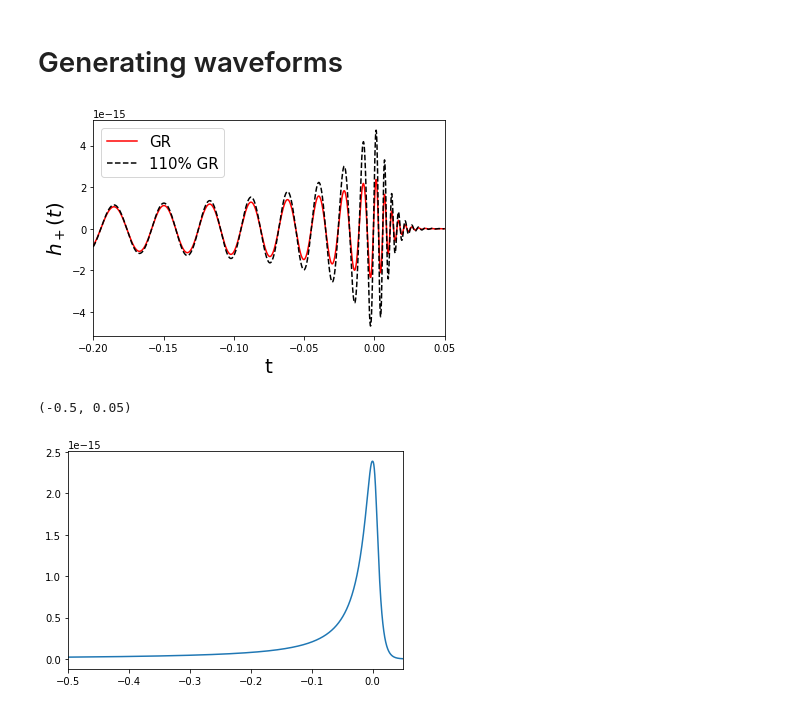
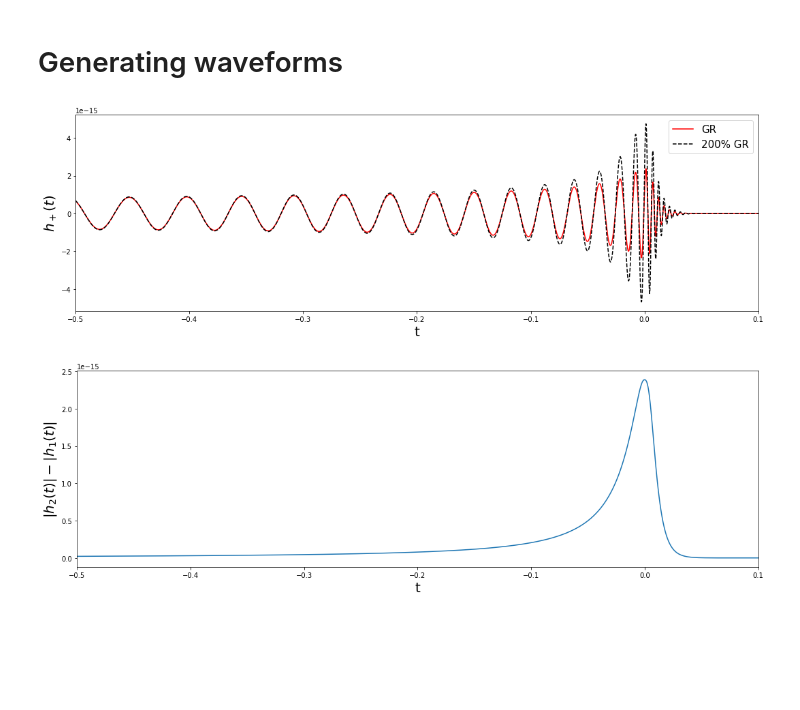
Before and after one commit to abhirup-ghosh/spinqnm, a Jupyter notebook: notebooks/eob_merger_modifications.ipynb, the cells around one changed output. Cells and saved outputs as stored; diff of their text form; code cells hidden in the pictures; blank space fills up the shorter version.

```diff
--- a/notebooks/eob_merger_modifications.ipynb
+++ b/notebooks/eob_merger_modifications.ipynb
@@ -21,6 +21,8 @@ spin2_z =  0.5
 deltaT = 1./8192.
 # %%
 %matplotlib inline
+
+plt.figure(figsize=(15,5))
 
 paramdict = lal.CreateDict()
 
@@ -35,39 +37,44 @@ time_array1 = np.arange(0,len(h1)*deltaT,deltaT)
 
 idx_max, = np.where(abs(h1) == max(abs(h1)))
 time_array1 = time_array1 - time_array1[idx_max]
 
 # plotting
 plt.plot(time_array1, hp1.data.data, color='r', label="GR")
 
 paramdict = lal.CreateDict()
 
 #add a deviation domega220=1.0
 lalsimulation.SimInspiralWaveformParamsInsertDNRA(paramdict, 1.0)
 
 # Generate the waveform
 hp2, hc2 =  lalsimulation.SimInspiralChooseTDWaveform(m1, m2,  0., 0., spin1_z, 0., 0., spin2_z, distance, 0.,
                                                     phi_c, 0., 0., 0., deltaT, f_start22, f_start22, paramdict, lalsimulation.SEOBNRv4HM)
 h2 = hp2.data.data - 1j*hc2.data.data
 time_array2 = np.arange(0,len(h2)*deltaT,deltaT)
 
 idx_max, = np.where(abs(h2) == max(abs(h2)))
 time_array2 = time_array2 - time_array2[idx_max]
 
 # plotting
-plt.plot(time_array2, hp2.data.data, color='k', ls='dashed', label="110% GR")
+plt.plot(time_array2, hp2.data.data, color='k', ls='dashed', label="200% GR")
 plt.xlabel('t', fontsize=20)
 plt.ylabel('$h_+(t)$', fontsize=20)
-plt.xlim([-0.2,0.05])
+plt.xlim([-0.5,0.1])
 
 plt.legend(loc="best", fontsize=15)
 
 plt.tight_layout()
 plt.show()
 # %% [output]
-[figure, old version]
+[figure, new version]
 # %%
+plt.figure(figsize=(15,5))
 plt.plot(time_array1, abs(h2)-abs(h1))
-plt.xlim([-0.5,0.05])
+plt.xlim([-0.5,0.1])
+plt.xlabel('t', fontsize=20)
+plt.ylabel('$|h_2(t)| - |h_1(t)|$', fontsize=20)
+
+plt.tight_layout()
+plt.show()
 # %% [output]
-(-0.5, 0.05)
-[figure, old version]
+[figure, new version]
```
